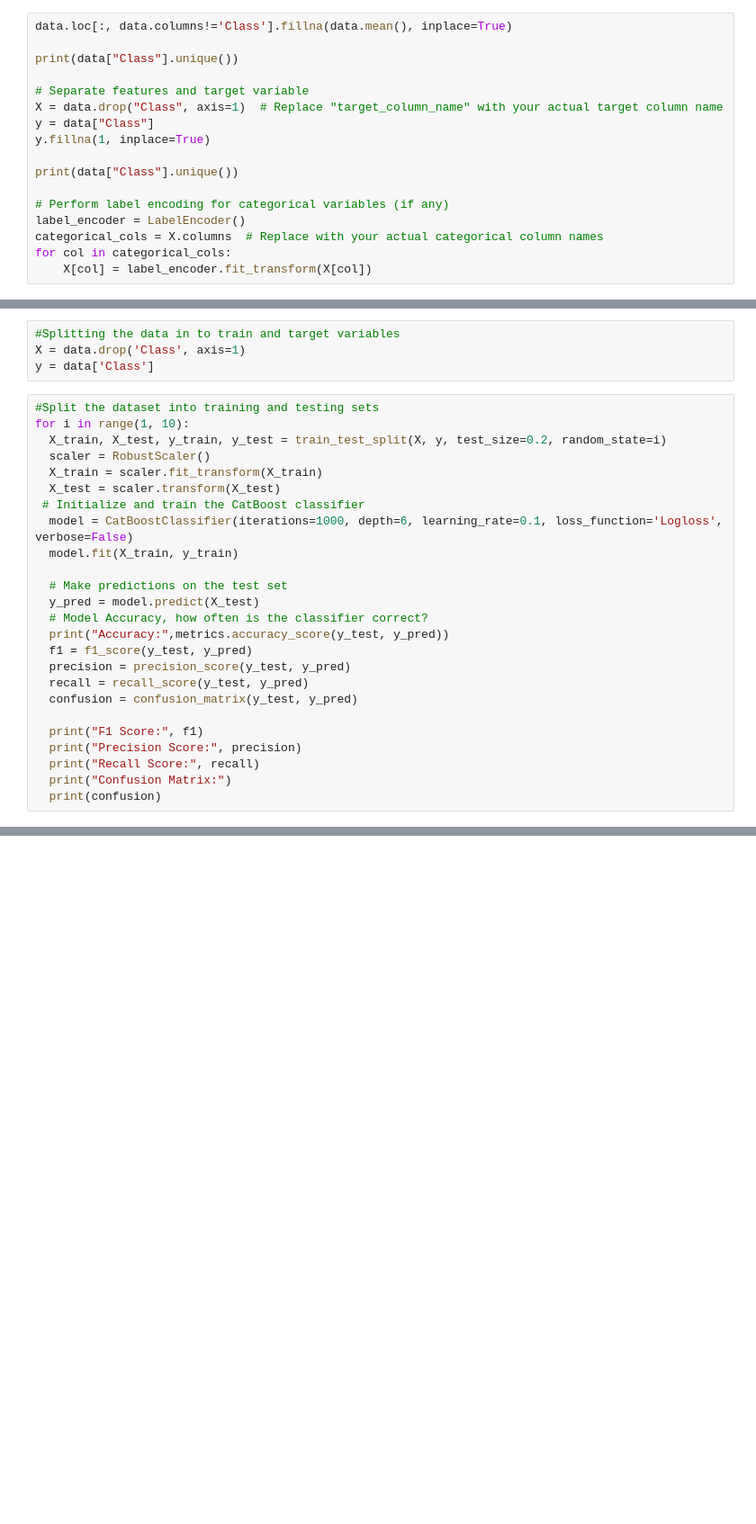
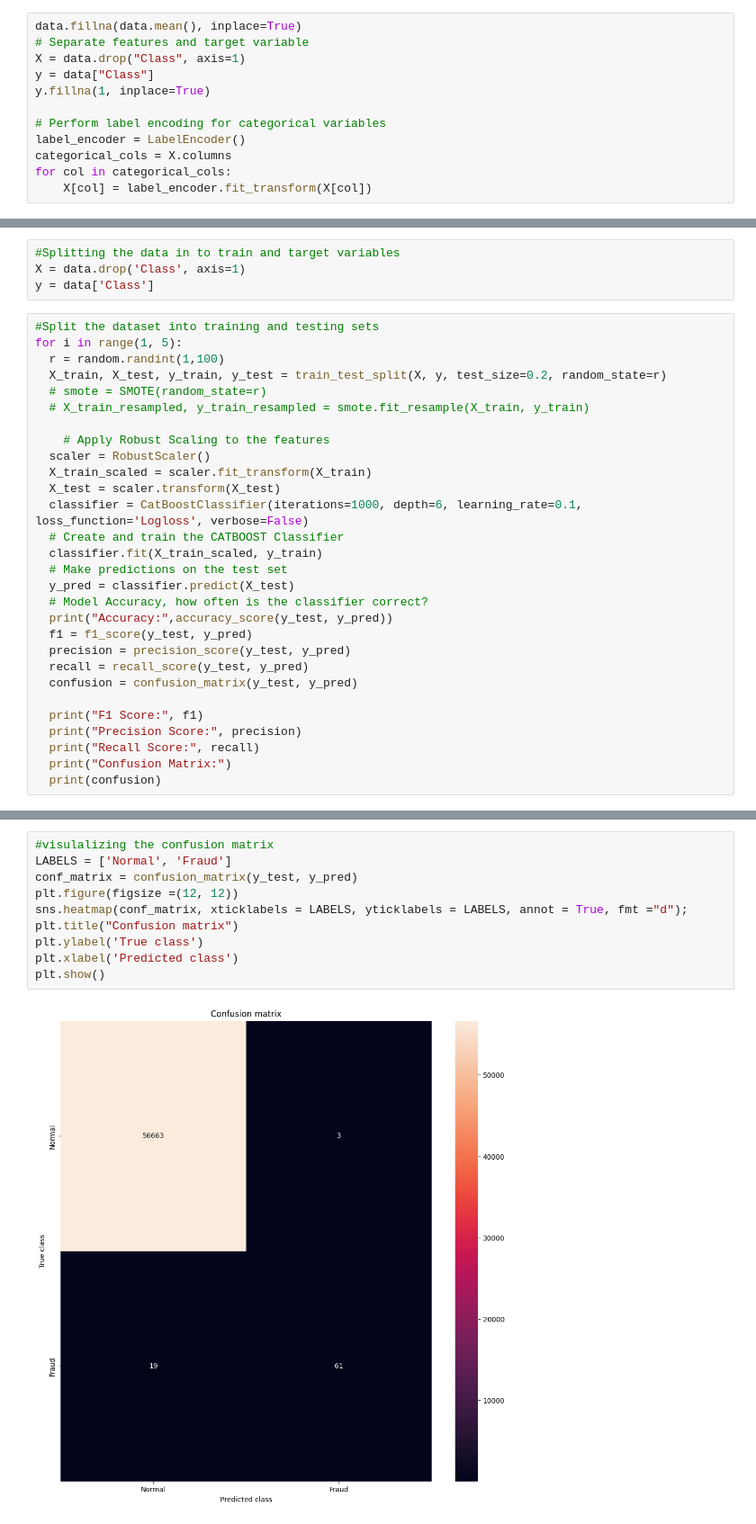
Before and after one commit to cse-kiet/PCSE24-19, a Jupyter notebook: CBC_UBD.ipynb, the cells around one changed output, grey strips where cells are left out. Shown at 90% size. Cells and saved outputs as stored; diff of their text form; blank space fills up the shorter version.

```diff
--- a/CBC_UBD.ipynb
+++ b/CBC_UBD.ipynb
@@ -53,19 +107,14 @@ Amount    0
 Class     0
 dtype: int64
 # %%
-data.loc[:, data.columns!='Class'].fillna(data.mean(), inplace=True)
-
-print(data["Class"].unique())
-
+data.fillna(data.mean(), inplace=True)
 # Separate features and target variable
-X = data.drop("Class", axis=1)  # Replace "target_column_name" with your actual target column name
+X = data.drop("Class", axis=1)
 y = data["Class"]
 y.fillna(1, inplace=True)
 
-print(data["Class"].unique())
-
-# Perform label encoding for categorical variables (if any)
+# Perform label encoding for categorical variables
 label_encoder = LabelEncoder()
-categorical_cols = X.columns  # Replace with your actual categorical column names
+categorical_cols = X.columns
 for col in categorical_cols:
     X[col] = label_encoder.fit_transform(X[col])
@@ -114,19 +145,23 @@ X = data.drop('Class', axis=1)
 y = data['Class']
 # %%
 #Split the dataset into training and testing sets
-for i in range(1, 10):
-  X_train, X_test, y_train, y_test = train_test_split(X, y, test_size=0.2, random_state=i)
+for i in range(1, 5):
+  r = random.randint(1,100)
+  X_train, X_test, y_train, y_test = train_test_split(X, y, test_size=0.2, random_state=r)
+  # smote = SMOTE(random_state=r)
+  # X_train_resampled, y_train_resampled = smote.fit_resample(X_train, y_train)
+
+    # Apply Robust Scaling to the features
   scaler = RobustScaler()
-  X_train = scaler.fit_transform(X_train)
+  X_train_scaled = scaler.fit_transform(X_train)
   X_test = scaler.transform(X_test)
- # Initialize and train the CatBoost classifier
-  model = CatBoostClassifier(iterations=1000, depth=6, learning_rate=0.1, loss_function='Logloss', verbose=False)
-  model.fit(X_train, y_train)
-
+  classifier = CatBoostClassifier(iterations=1000, depth=6, learning_rate=0.1, loss_function='Logloss', verbose=False)
+  # Create and train the CATBOOST Classifier
+  classifier.fit(X_train_scaled, y_train)
   # Make predictions on the test set
-  y_pred = model.predict(X_test)
+  y_pred = classifier.predict(X_test)
   # Model Accuracy, how often is the classifier correct?
-  print("Accuracy:",metrics.accuracy_score(y_test, y_pred))
+  print("Accuracy:",accuracy_score(y_test, y_pred))
   f1 = f1_score(y_test, y_pred)
   precision = precision_score(y_test, y_pred)
   recall = recall_score(y_test, y_pred)
@@ -157,0 +193,12 @@ Confusion Matrix:
+# %%
+#visulalizing the confusion matrix
+LABELS = ['Normal', 'Fraud']
+conf_matrix = confusion_matrix(y_test, y_pred)
+plt.figure(figsize =(12, 12))
+sns.heatmap(conf_matrix, xticklabels = LABELS, yticklabels = LABELS, annot = True, fmt ="d");
+plt.title("Confusion matrix")
+plt.ylabel('True class')
+plt.xlabel('Predicted class')
+plt.show()
+# %% [output]
+[figure, added]
```
Also changed, not shown: parts of 8 cells of this notebook, 4 other files.
